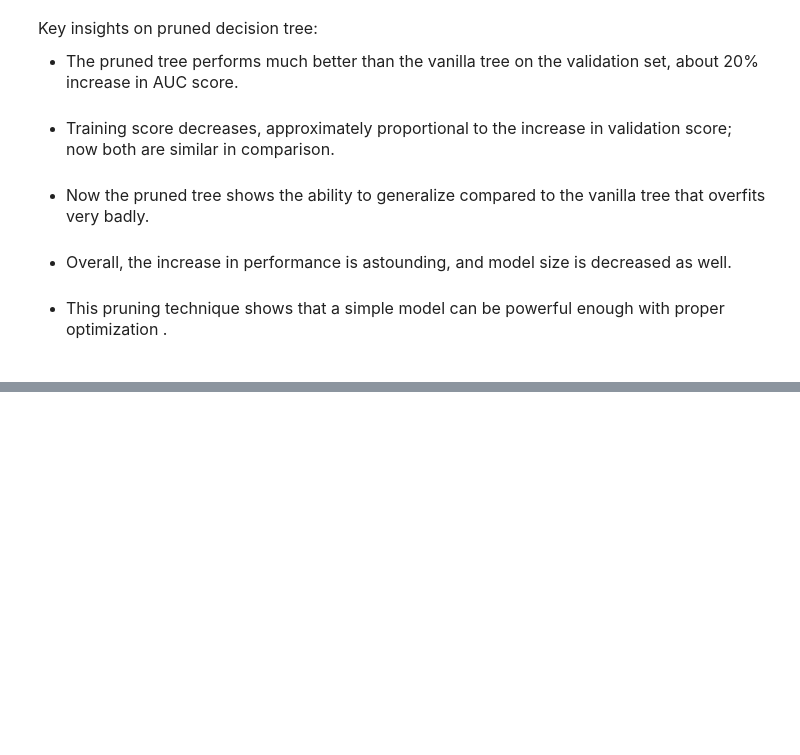
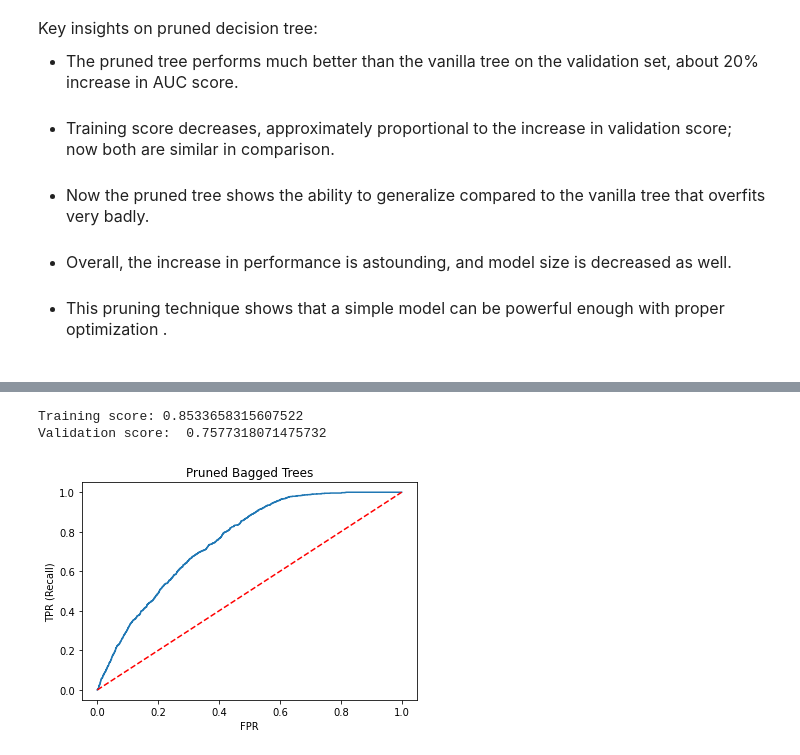
Before and after one commit to Mkho-cs/Loan-Repayment-EDA-Predictive, a Jupyter notebook: notebooks/modelling.ipynb, the cells around one changed output, grey strips where cells are left out. Saved outputs shown, nothing was run; the diff lists cells and outputs as text; code cells hidden in the pictures; blank space fills up the shorter version.

```diff
--- a/notebooks/modelling.ipynb
+++ b/notebooks/modelling.ipynb
@@ -288,0 +298,14 @@ Validation score:  0.7689204920596309
+# %%
+# Perform bagging with pruned tree
+pruned_dt = load(open(os.path.join(stratified_70_30_path, 'pruned_dt.pkl'), 'rb'))
+pruned_bag = BaggingClassifier(pruned_dt, max_samples=0.5, max_features=0.5, random_state=12345)
+# %%
+pruned_bag.fit(x_train, y_train)
+train_roc_auc, val_roc_auc = mod.evaluate_roc_auc(pruned_bag, train, val)
+print("Training score:", train_roc_auc)
+print("Validation score: ", val_roc_auc)
+mod.plot_roc(pruned_bag, val, "Pruned Bagged Trees")
+# %% [output]
+Training score: 0.8533658315607522
+Validation score:  0.7577318071475732
+[figure, added]
```
Also changed, not shown: parts of 7 cells of this notebook.
